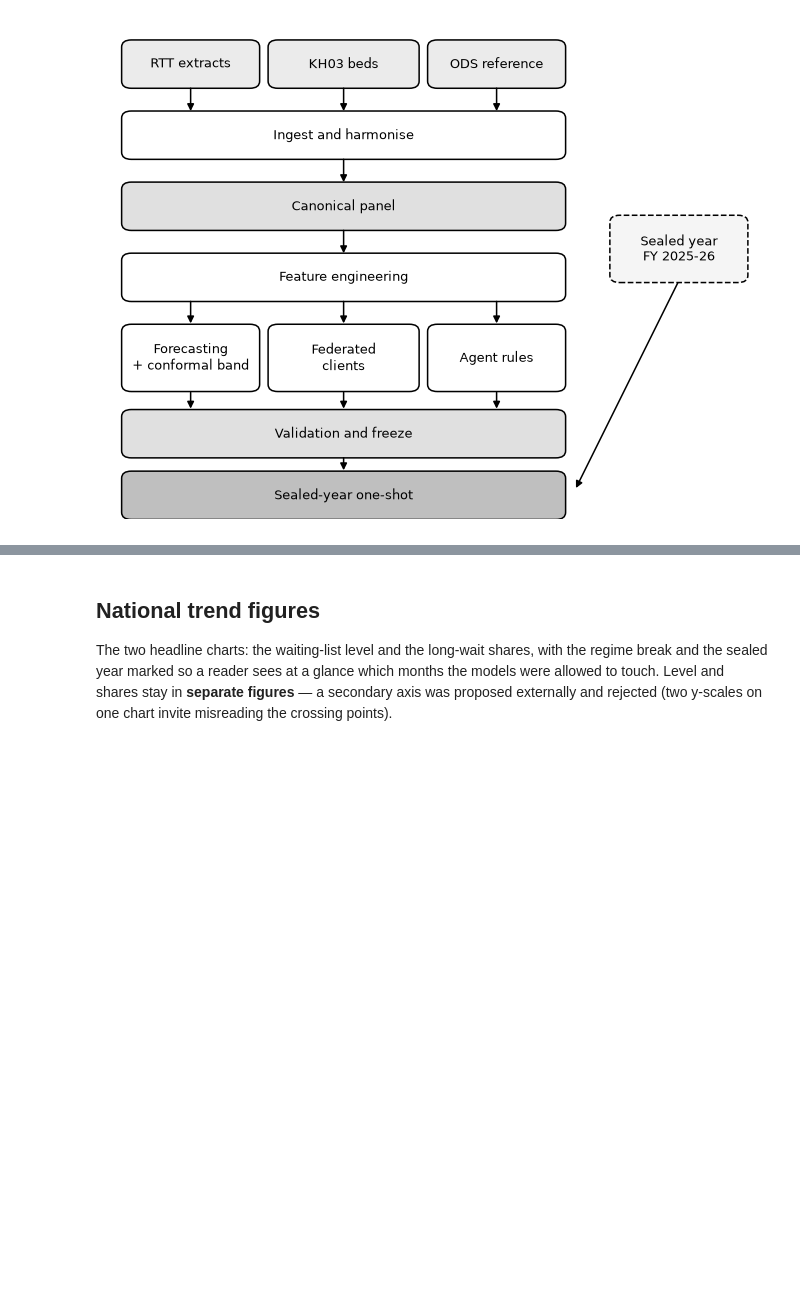
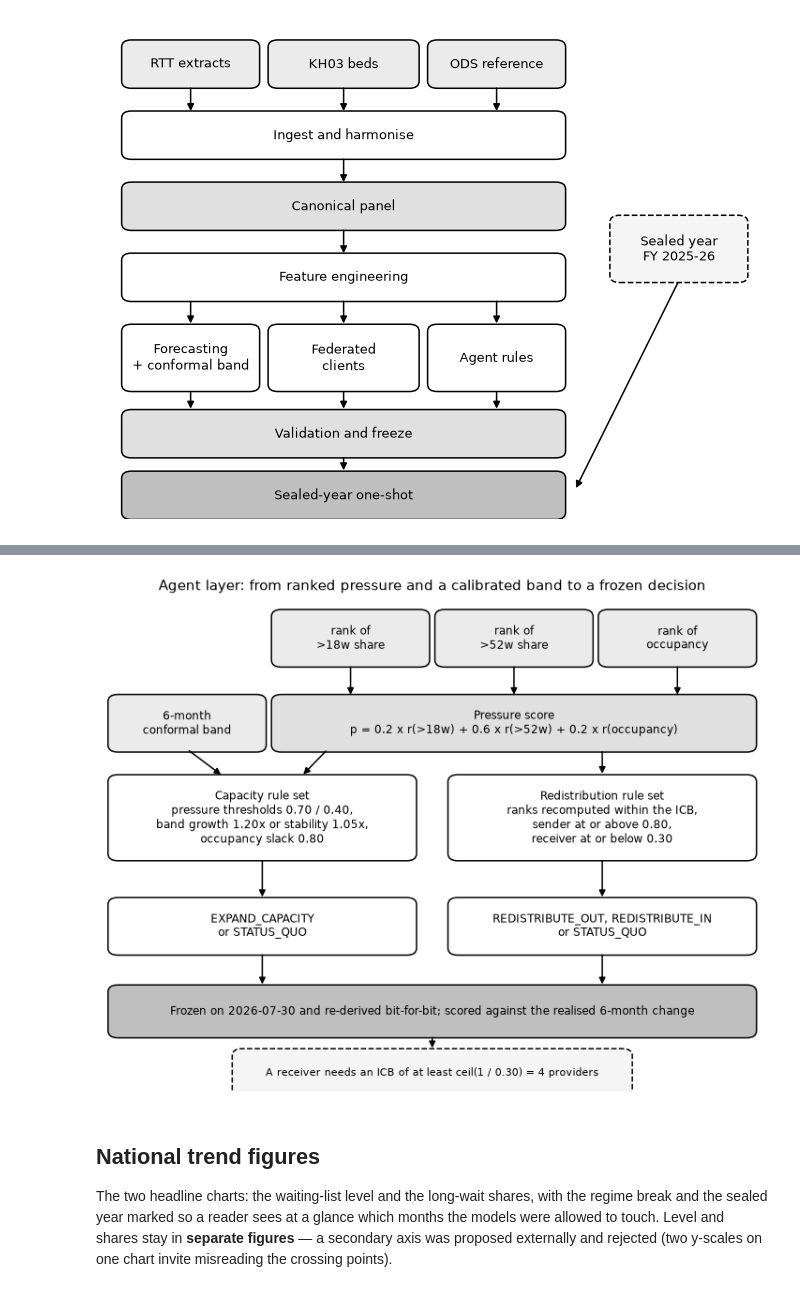
Before and after one commit to nileshsarkar-ai/fedOPD, a Jupyter notebook: src/13_report_figures.ipynb, the cells around one changed output, grey strips where cells are left out. Saved outputs shown, nothing was run; the diff lists cells and outputs as text; code cells hidden in the pictures; blank space fills up the shorter version.

```diff
--- a/src/13_report_figures.ipynb
+++ b/src/13_report_figures.ipynb
@@ -107,3 +154,63 @@ plt.show()
+# %%
+# Goal: fig_agent_architecture.png - how a forecast becomes an allocation decision. The agent layer
+# was described only in prose and shown only through its outcomes, so the rule that produced those
+# outcomes was never visible. Monochrome; the frozen constants are on the diagram because they are
+# the rule, not commentary on it. Note the band feeds the capacity rule only - redistribution is
+# decided on ICB-internal ranks alone.
+from matplotlib.patches import FancyBboxPatch
+
+fig, ax = plt.subplots(figsize=(9, 6.8))
+ax.set_xlim(0, 100); ax.set_ylim(-2, 102); ax.axis("off")
+
+
+def box(x0, x1, y, text, dashed=False, shade=1.0, height=10, size=8.5):
+    ax.add_patch(FancyBboxPatch((x0, y - height / 2), x1 - x0, height,
+                                boxstyle="round,pad=0.6,rounding_size=1.5",
+                                facecolor=str(shade), edgecolor="black", linewidth=1.1,
+                                linestyle="--" if dashed else "-"))
+    ax.text((x0 + x1) / 2, y, text, ha="center", va="center", fontsize=size)
+
+
+def arrow(x0, y0, x1, y1):
+    ax.annotate("", xy=(x1, y1), xytext=(x0, y0),
+                arrowprops=dict(arrowstyle="-|>", color="black", linewidth=1.1, shrinkA=2, shrinkB=2))
+
+
+box(26, 49, 94, "rank of\n>18w share", shade=0.92, height=11)
+box(51, 74, 94, "rank of\n>52w share", shade=0.92, height=11)
+box(76, 99, 94, "rank of\noccupancy", shade=0.92, height=11)
+box(1, 24, 76, "6-month\nconformal band", shade=0.92, height=11)
+box(26, 99, 76, "Pressure score\np = 0.2 x r(>18w) + 0.6 x r(>52w) + 0.2 x r(occupancy)", shade=0.88, height=11)
+for x in (37.5, 62.5, 87.5):
+    arrow(x, 88.5, x, 81.5)
+
+box(1, 47, 56, "Capacity rule set\npressure thresholds 0.70 / 0.40,\nband growth 1.20x or stability 1.05x,\n"
+               "occupancy slack 0.80", height=17)
+box(53, 99, 56, "Redistribution rule set\nranks recomputed within the ICB,\nsender at or above 0.80,\n"
+                "receiver at or below 0.30", height=17)
+arrow(12.5, 70.5, 18, 64.8)          # the band enters the capacity rule only
+arrow(34, 70.5, 30, 64.8)
+arrow(76, 70.5, 76, 64.8)
+
+box(1, 47, 33, "EXPAND_CAPACITY\nor STATUS_QUO", height=11)
+box(53, 99, 33, "REDISTRIBUTE_OUT, REDISTRIBUTE_IN\nor STATUS_QUO", height=11)
+arrow(24, 47.5, 24, 38.7)
+arrow(76, 47.5, 76, 38.7)
+
+box(1, 99, 15, "Frozen on 2026-07-30 and re-derived bit-for-bit; scored against the realised 6-month change",
+    shade=0.75, height=10)
+for x in (24, 76):
+    arrow(x, 27.5, x, 20.2)
+box(20, 80, 2, "A receiver needs an ICB of at least ceil(1 / 0.30) = 4 providers", dashed=True,
+    shade=0.96, height=9, size=8)
+arrow(50, 10, 50, 6.7)
+ax.set_title("Agent layer: from ranked pressure and a calibrated band to a frozen decision",
+             fontsize=10.5, pad=8)
+save_fig(fig, "fig_agent_architecture.png", "pipeline structure (src/10, 15)",
+         "agent decision flow: pressure components, two frozen rule sets, decision classes, outcome check")
+plt.show()
+# %% [output]
+[figure, added]
 # %% [markdown]
 ## National trend figures
 
```
Also changed, not shown: parts of 2 cells of this notebook, 6 other files.
